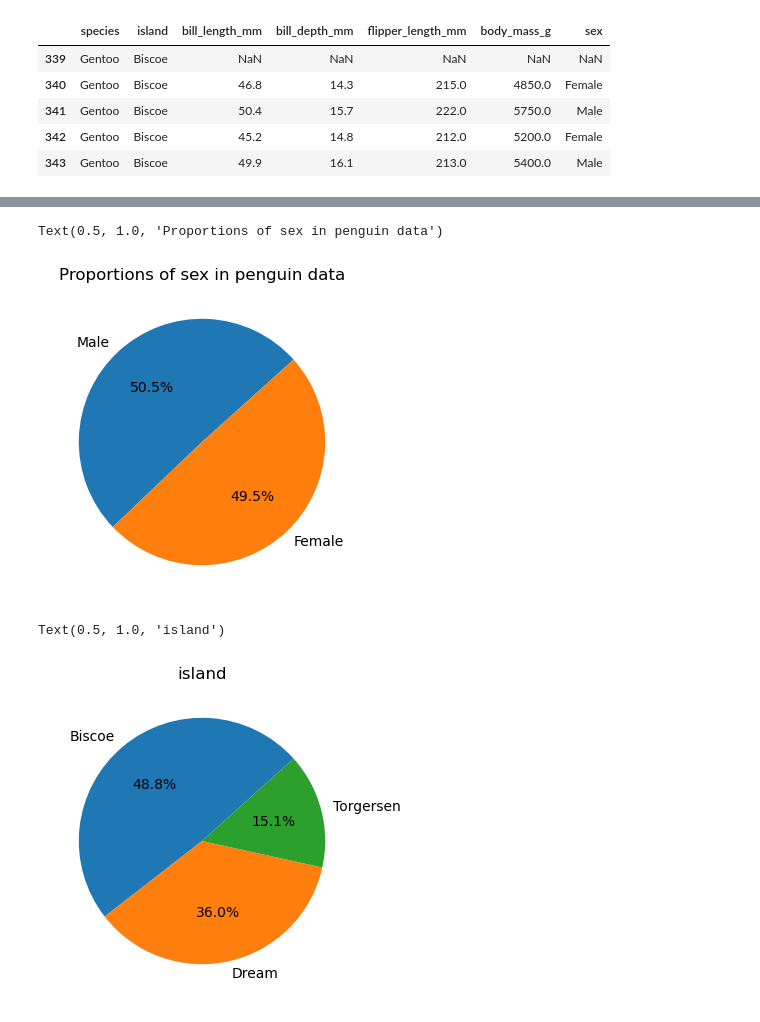
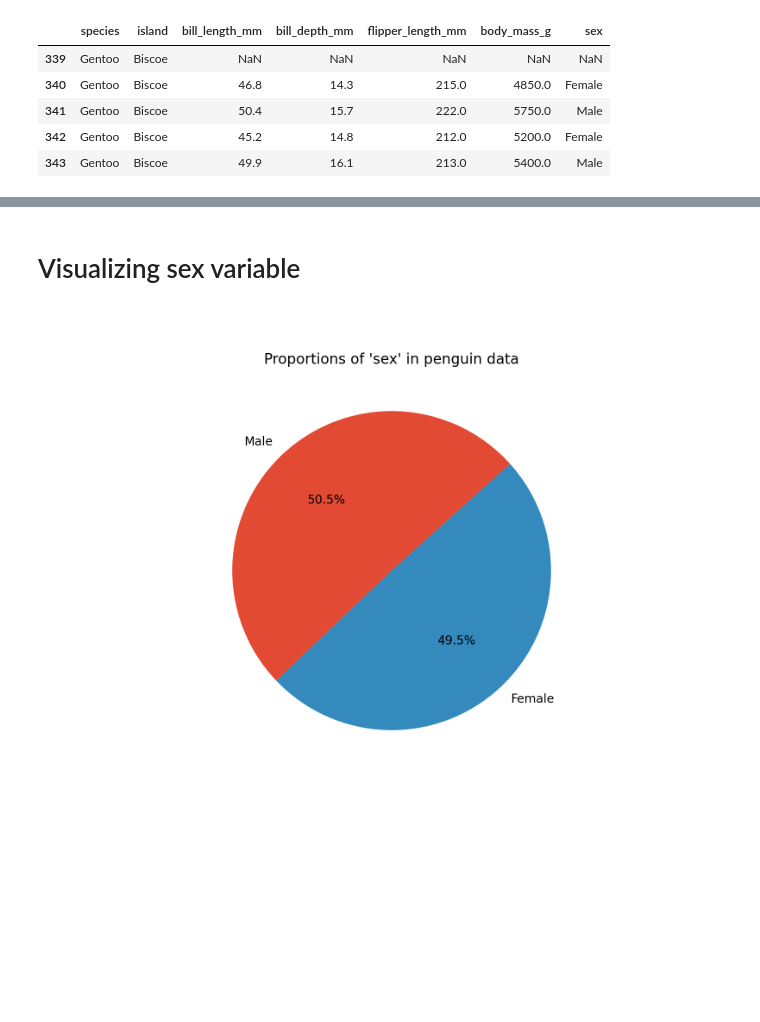
Before and after one commit to keithmmc/data_fundamentals, a Jupyter notebook: tasks.ipynb, the cells around one changed output, grey strips where cells are left out. Saved outputs shown, nothing was run; the diff lists cells and outputs as text; code cells hidden in the pictures; blank space fills up the shorter version.

```diff
--- a/tasks.ipynb
+++ b/tasks.ipynb
@@ -801,18 +751,11 @@ Pie charts are very commonly used for representing proportions. A pie chart is a
+# %% [markdown]
+# Visualizing sex variable
 # %%
-fig, ax = plt.subplots(figsize=(8,4))
-sizes = df['sex'].value_counts()
-labels = sizes.index
+fig, ax = plt.subplots(figsize=(8,6))
+sizes=df['sex'].value_counts()
+labels=sizes.index
 plt.pie(sizes, labels=labels, autopct='%1.1f%%', startangle=42)
-plt.title('Proportions of sex in penguin data', fontsize=12)
+plt.title('Proportions of \'sex\' in penguin data', fontsize=12)
+plt.show()
 # %% [output]
-Text(0.5, 1.0, 'Proportions of sex in penguin data')
-[figure, old version]
+[figure, new version]
-# %%
-fig, ax = plt.subplots(figsize=(8,4))
-sizes = df['island'].value_counts()
-labels = sizes.index
-plt.pie(sizes, labels=labels, autopct='%1.1f%%', startangle=42)
-plt.title('island', fontsize=12)
-# %% [output]
-Text(0.5, 1.0, 'island')
-[figure, removed]
```
Also changed, not shown: parts of 43 cells of this notebook.
